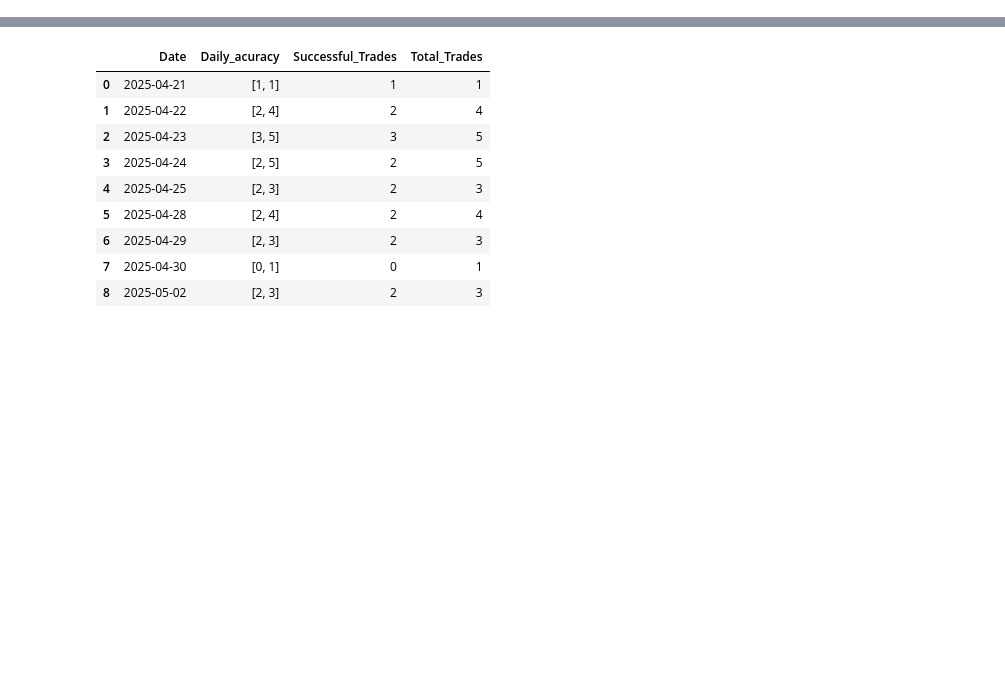
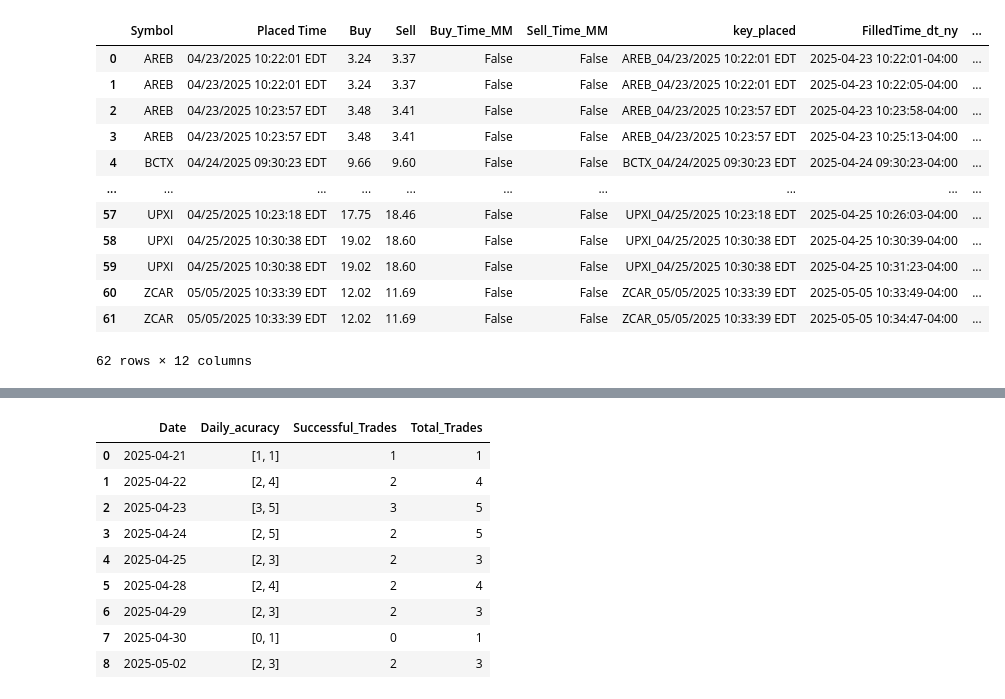
Before and after one commit to sbs87/Random_Projects, a Jupyter notebook: stock_reccomender/DayTrader_Analysis.ipynb, the cells around one changed output, grey strips where cells are left out. Cells and saved outputs as stored; diff of their text form; code cells hidden in the pictures; blank space fills up the shorter version.

```diff
--- a/stock_reccomender/DayTrader_Analysis.ipynb
+++ b/stock_reccomender/DayTrader_Analysis.ipynb
@@ -153,0 +364,16 @@ See the caveats in the documentation: https://pandas.pydata.org/pandas-docs/stab
+# %%
+filled_orders_time_align
+# %% [output]
+|  | Symbol | Placed Time | Buy | Sell | Buy_Time_MM | Sell_Time_MM | key_placed | FilledTime_dt_ny | ... |
+| 0 | AREB | 04/23/2025 10:22:01 EDT | 3.24 | 3.37 | False | False | AREB_04/23/2025 10:22:01 EDT | 2025-04-23 10:22:01-04:00 | ... |
+| 1 | AREB | 04/23/2025 10:22:01 EDT | 3.24 | 3.37 | False | False | AREB_04/23/2025 10:22:01 EDT | 2025-04-23 10:22:05-04:00 | ... |
+| 2 | AREB | 04/23/2025 10:23:57 EDT | 3.48 | 3.41 | False | False | AREB_04/23/2025 10:23:57 EDT | 2025-04-23 10:23:58-04:00 | ... |
+| 3 | AREB | 04/23/2025 10:23:57 EDT | 3.48 | 3.41 | False | False | AREB_04/23/2025 10:23:57 EDT | 2025-04-23 10:25:13-04:00 | ... |
+| 4 | BCTX | 04/24/2025 09:30:23 EDT | 9.66 | 9.60 | False | False | BCTX_04/24/2025 09:30:23 EDT | 2025-04-24 09:30:23-04:00 | ... |
+| ... | ... | ... | ... | ... | ... | ... | ... | ... | ... |
+| 57 | UPXI | 04/25/2025 10:23:18 EDT | 17.75 | 18.46 | False | False | UPXI_04/25/2025 10:23:18 EDT | 2025-04-25 10:26:03-04:00 | ... |
+| 58 | UPXI | 04/25/2025 10:30:38 EDT | 19.02 | 18.60 | False | False | UPXI_04/25/2025 10:30:38 EDT | 2025-04-25 10:30:39-04:00 | ... |
+| 59 | UPXI | 04/25/2025 10:30:38 EDT | 19.02 | 18.60 | False | False | UPXI_04/25/2025 10:30:38 EDT | 2025-04-25 10:31:23-04:00 | ... |
+| 60 | ZCAR | 05/05/2025 10:33:39 EDT | 12.02 | 11.69 | False | False | ZCAR_05/05/2025 10:33:39 EDT | 2025-05-05 10:33:49-04:00 | ... |
+| 61 | ZCAR | 05/05/2025 10:33:39 EDT | 12.02 | 11.69 | False | False | ZCAR_05/05/2025 10:33:39 EDT | 2025-05-05 10:34:47-04:00 | ... |
+62 rows × 12 columns
```
Also changed, not shown: parts of 12 cells of this notebook.
